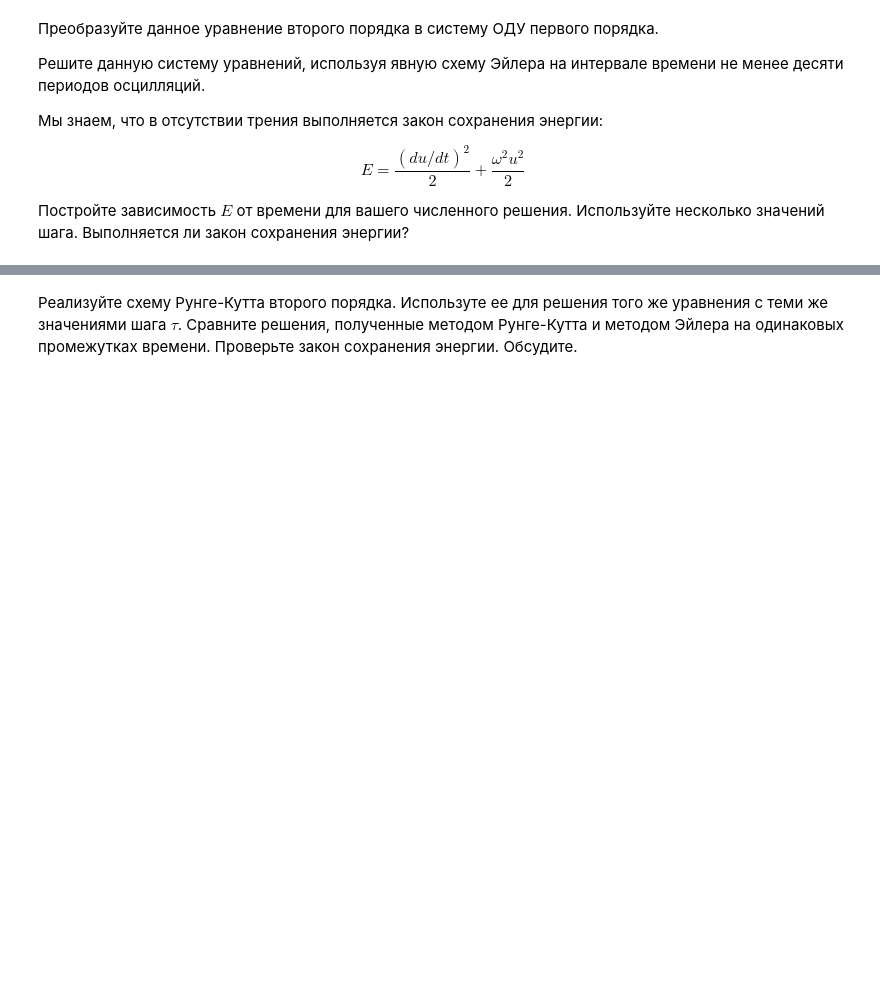
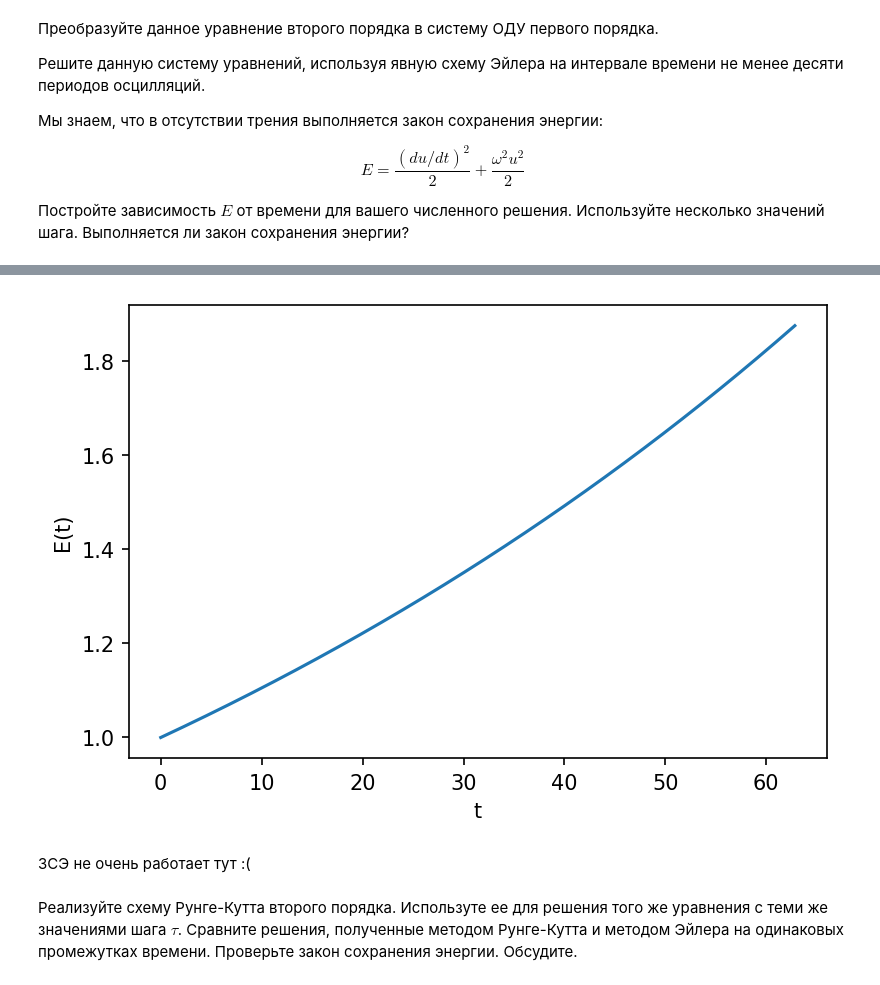
Before and after one commit to asenka239/compMath, a Jupyter notebook: Второй семестр/D1_Задача_Коши_для_ОДУ.ipynb, the cells around one changed output, grey strips where cells are left out. Saved outputs shown, nothing was run; the diff lists cells and outputs as text; code cells hidden in the pictures; blank space fills up the shorter version.

```diff
--- a/Второй семестр/D1_Задача_Коши_для_ОДУ.ipynb
+++ b/Второй семестр/D1_Задача_Коши_для_ОДУ.ipynb
@@ -1151,2 +1169,10 @@ raise NotImplementedError()
+# %%
+E = energy(u, v, 1)
+plt.plot(ts, E)
+plt.xlabel('t'); plt.ylabel('E(t)');
+# %% [output]
+[figure, added]
+# %% [markdown]
+ЗСЭ не очень работает тут :(
 # %% [markdown]
 Реализуйте схему Рунге-Кутта второго порядка. Используте ее для решения того же уравнения с теми же значениями шага $\tau$. Сравните решения, полученные методом Рунге-Кутта и методом Эйлера на одинаковых промежутках времени. Проверьте закон сохранения энергии. Обсудите.
```
Also changed, not shown: parts of 17 cells of this notebook, 2 other files.
